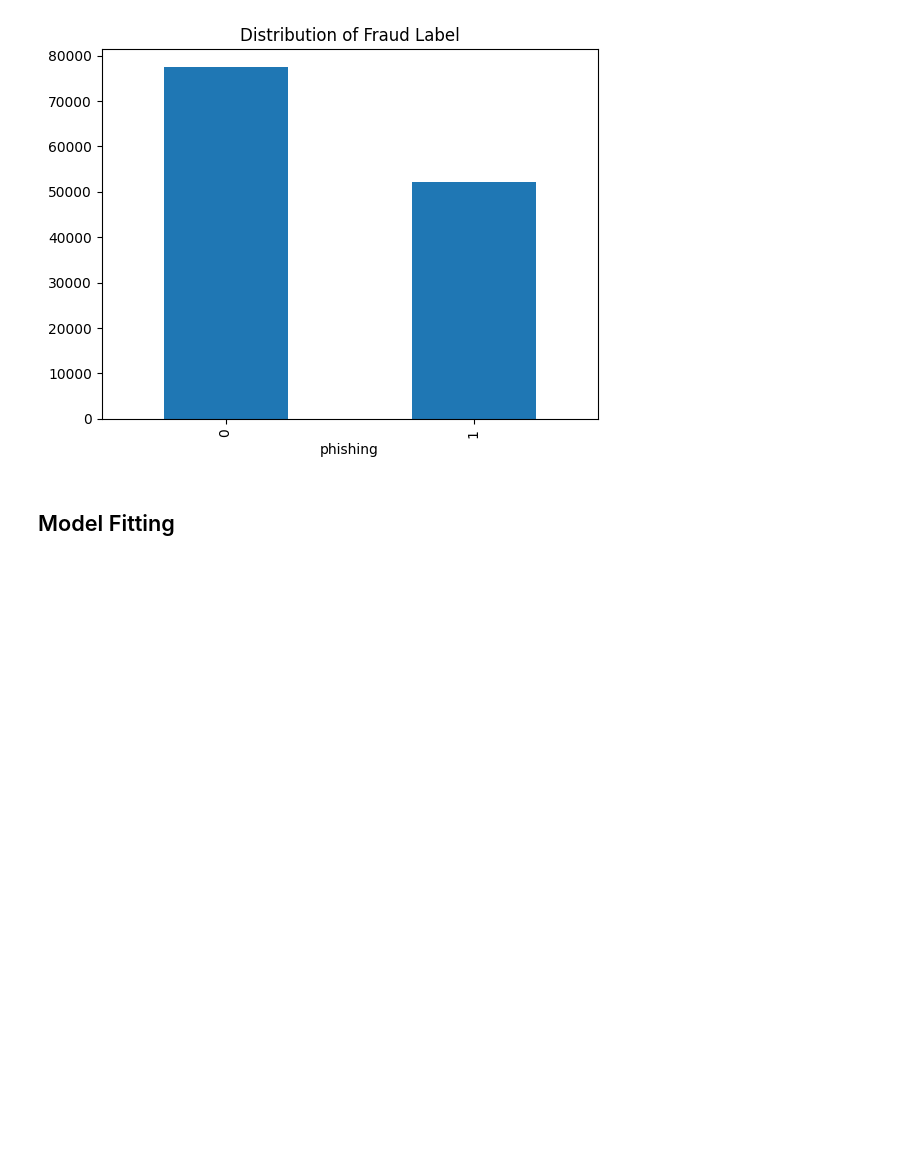
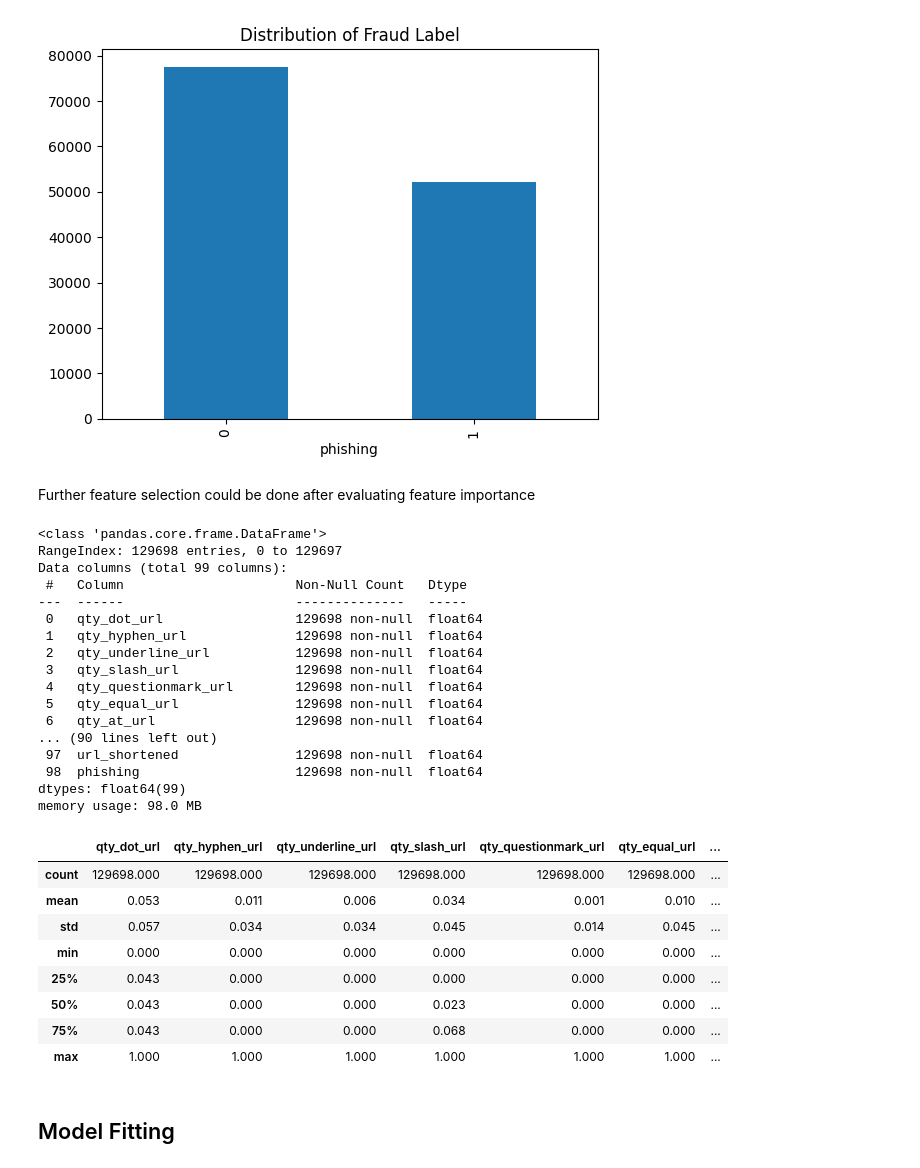
Before and after one commit to Oliverzhang0314/dsa4263-fraud-detection, a Jupyter notebook: notebooks/preprocessing.ipynb, the cells around one changed output. Saved outputs shown, nothing was run; the diff lists cells and outputs as text; code cells hidden in the pictures; blank space fills up the shorter version.

```diff
--- a/notebooks/preprocessing.ipynb
+++ b/notebooks/preprocessing.ipynb
@@ -130,0 +139,2 @@ plt.show()
+# %% [markdown]
+Further feature selection could be done after evaluating feature importance
@@ -131,3 +144,34 @@ plt.show()
+# %%
+# Overview of data
+data.info()
+data.describe()
+# %% [output]
+<class 'pandas.core.frame.DataFrame'>
+RangeIndex: 129698 entries, 0 to 129697
+Data columns (total 99 columns):
+ #   Column                      Non-Null Count   Dtype
+---  ------                      --------------   -----
+ 0   qty_dot_url                 129698 non-null  float64
+ 1   qty_hyphen_url              129698 non-null  float64
+ 2   qty_underline_url           129698 non-null  float64
+ 3   qty_slash_url               129698 non-null  float64
+ 4   qty_questionmark_url        129698 non-null  float64
+ 5   qty_equal_url               129698 non-null  float64
+ 6   qty_at_url                  129698 non-null  float64
+... (90 lines left out)
+ 97  url_shortened               129698 non-null  float64
+ 98  phishing                    129698 non-null  float64
+dtypes: float64(99)
+memory usage: 98.0 MB
+|  | qty_dot_url | qty_hyphen_url | qty_underline_url | qty_slash_url | qty_questionmark_url | qty_equal_url | ... |
+| count | 129698.000 | 129698.000 | 129698.000 | 129698.000 | 129698.000 | 129698.000 | ... |
+| mean | 0.053 | 0.011 | 0.006 | 0.034 | 0.001 | 0.010 | ... |
+| std | 0.057 | 0.034 | 0.034 | 0.045 | 0.014 | 0.045 | ... |
+| min | 0.000 | 0.000 | 0.000 | 0.000 | 0.000 | 0.000 | ... |
+| 25% | 0.043 | 0.000 | 0.000 | 0.000 | 0.000 | 0.000 | ... |
+| 50% | 0.043 | 0.000 | 0.000 | 0.023 | 0.000 | 0.000 | ... |
+| 75% | 0.043 | 0.000 | 0.000 | 0.068 | 0.000 | 0.000 | ... |
+| max | 1.000 | 1.000 | 1.000 | 1.000 | 1.000 | 1.000 | ... |
 # %% [markdown]
 ## Model Fitting
 # %%
```
Also changed, not shown: parts of 15 cells of this notebook.
